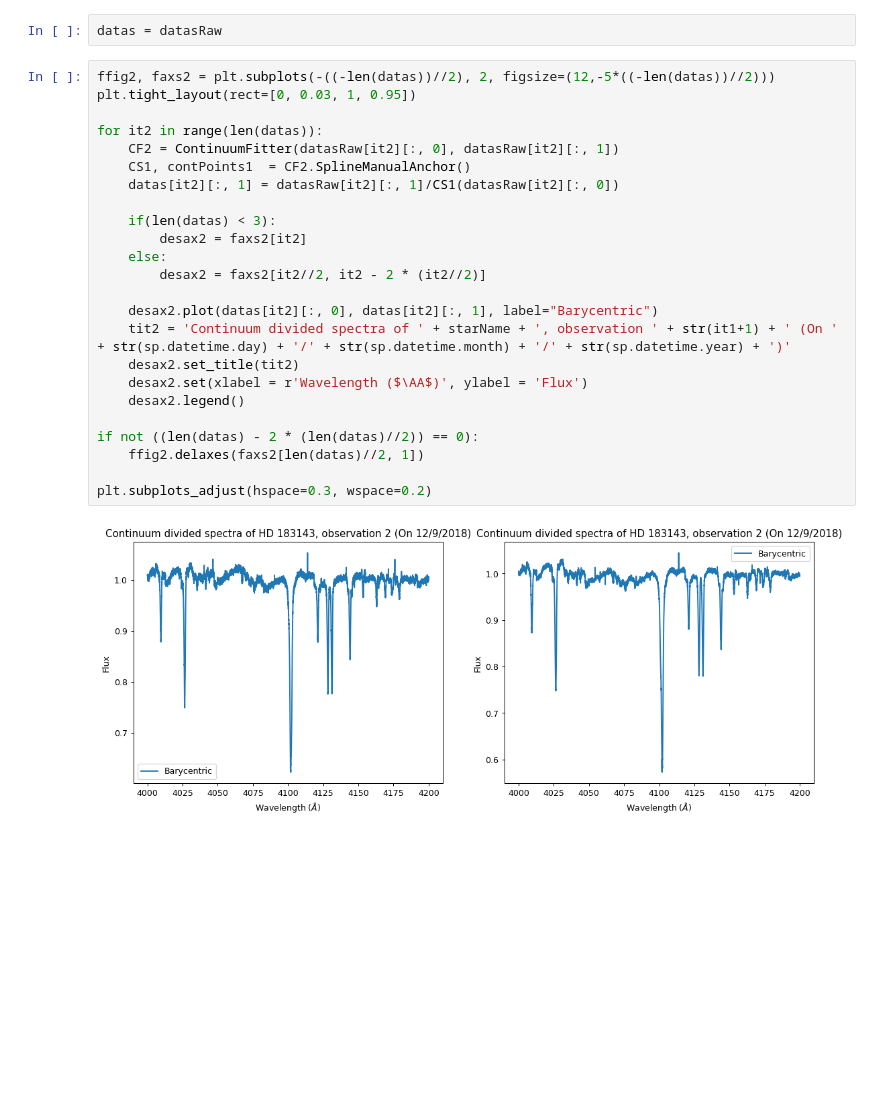
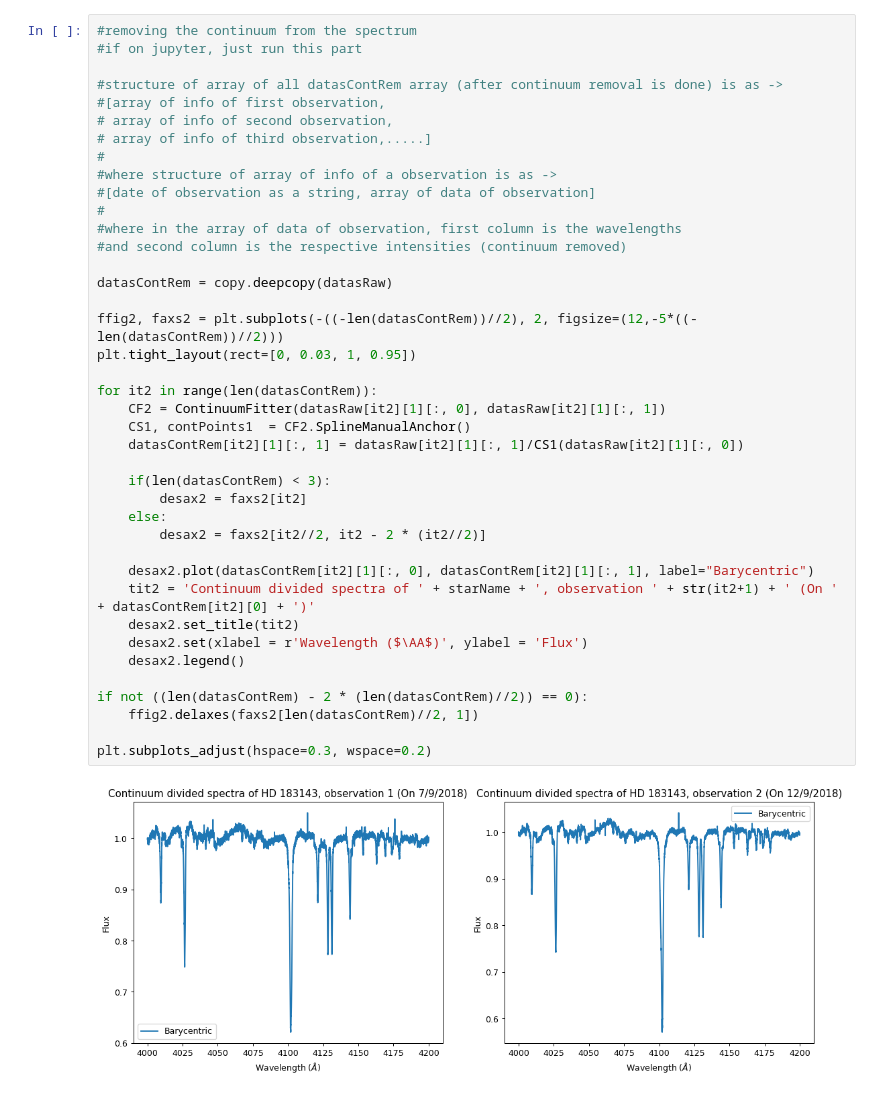
Before and after one commit to jancami/edibles, a Jupyter notebook: edibles/utils/Harshit/DataAccess1.ipynb, the cells around one changed output. Drawn from its saved outputs; the diff is of its cells as text; blank space fills up the shorter version.

```diff
--- a/edibles/utils/Harshit/DataAccess1.ipynb
+++ b/edibles/utils/Harshit/DataAccess1.ipynb
@@ -49,31 +120,45 @@ if not ((len(fnames) - 2 * (len(fnames)//2)) == 0):
 plt.subplots_adjust(hspace=0.3, wspace=0.2)
 # %% [output]
 [figure]
-# %%
-datas = datasRaw
 # %%
-ffig2, faxs2 = plt.subplots(-((-len(datas))//2), 2, figsize=(12,-5*((-len(datas))//2)))
+#removing the continuum from the spectrum
+#if on jupyter, just run this part
+
+#structure of array of all datasContRem array (after continuum removal is done) is as ->
+#[array of info of first observation,
+# array of info of second observation,
+# array of info of third observation,.....]
+#
+#where structure of array of info of a observation is as ->
+#[date of observation as a string, array of data of observation]
+#
+#where in the array of data of observation, first column is the wavelengths
+#and second column is the respective intensities (continuum removed)
+
+datasContRem = copy.deepcopy(datasRaw)
+
+ffig2, faxs2 = plt.subplots(-((-len(datasContRem))//2), 2, figsize=(12,-5*((-len(datasContRem))//2)))
 plt.tight_layout(rect=[0, 0.03, 1, 0.95])
 
-for it2 in range(len(datas)):
-    CF2 = ContinuumFitter(datasRaw[it2][:, 0], datasRaw[it2][:, 1])
+for it2 in range(len(datasContRem)):
+    CF2 = ContinuumFitter(datasRaw[it2][1][:, 0], datasRaw[it2][1][:, 1])
     CS1, contPoints1  = CF2.SplineManualAnchor()
-    datas[it2][:, 1] = datasRaw[it2][:, 1]/CS1(datasRaw[it2][:, 0])
+    datasContRem[it2][1][:, 1] = datasRaw[it2][1][:, 1]/CS1(datasRaw[it2][1][:, 0])
 
-    if(len(datas) < 3):
+    if(len(datasContRem) < 3):
         desax2 = faxs2[it2]
     else:
         desax2 = faxs2[it2//2, it2 - 2 * (it2//2)]
 
-    desax2.plot(datas[it2][:, 0], datas[it2][:, 1], label="Barycentric")
-    tit2 = 'Continuum divided spectra of ' + starName + ', observation ' + str(it1+1) + ' (On ' + str(sp.datetime.day) + '/' + str(sp.datetime.month) + '/' + str(sp.datetime.year) + ')'
+    desax2.plot(datasContRem[it2][1][:, 0], datasContRem[it2][1][:, 1], label="Barycentric")
+    tit2 = 'Continuum divided spectra of ' + starName + ', observation ' + str(it2+1) + ' (On ' + datasContRem[it2][0] + ')'
     desax2.set_title(tit2)
     desax2.set(xlabel = r'Wavelength ($\AA$)', ylabel = 'Flux')
     desax2.legend()
 
-if not ((len(datas) - 2 * (len(datas)//2)) == 0):
-    ffig2.delaxes(faxs2[len(datas)//2, 1])
+if not ((len(datasContRem) - 2 * (len(datasContRem)//2)) == 0):
+    ffig2.delaxes(faxs2[len(datasContRem)//2, 1])
 
 plt.subplots_adjust(hspace=0.3, wspace=0.2)
 # %% [output]
-[figure, old version]
+[figure, new version]
```
Also changed, not shown: parts of 13 cells of this notebook, 3 other files.
